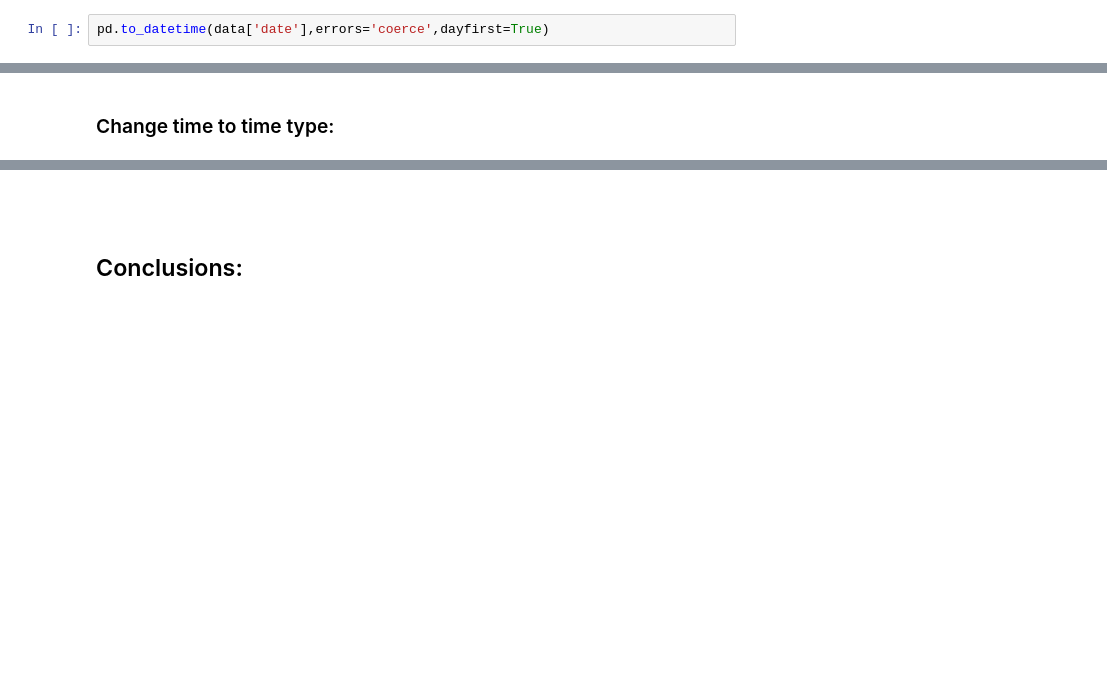
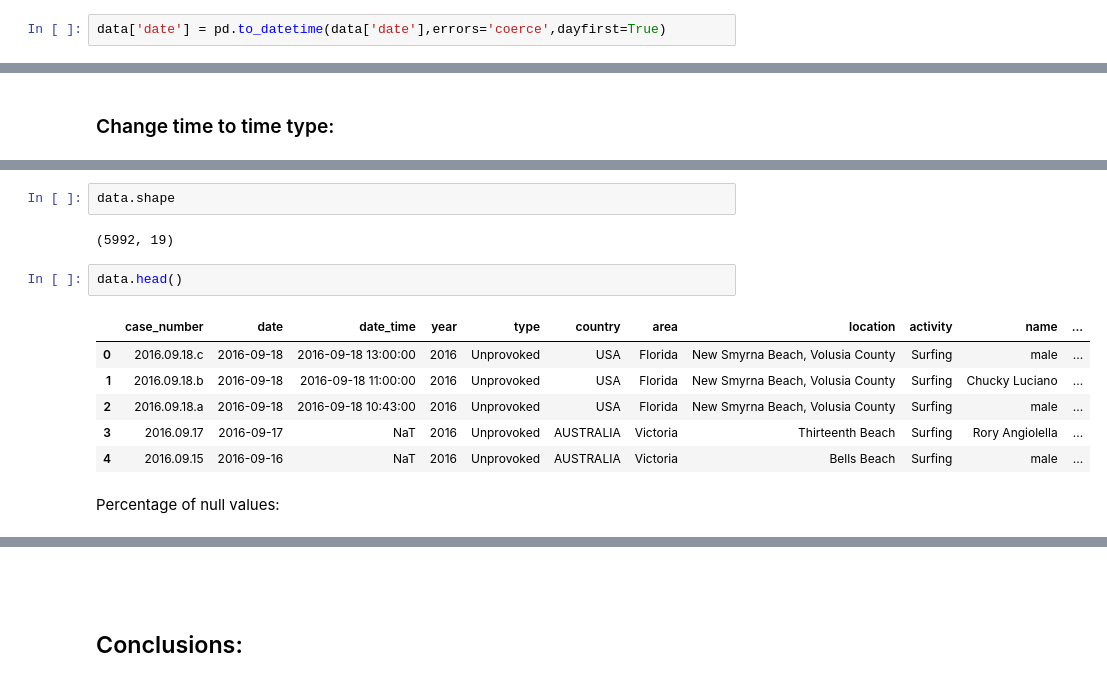
Before and after one commit to ta-datapt-bcn/project-pandas, a Jupyter notebook: data-wrangling.ipynb, the cells around one changed output, grey strips where cells are left out. Saved outputs shown, nothing was run; the diff lists cells and outputs as text; blank space fills up the shorter version.

```diff
--- a/data-wrangling.ipynb
+++ b/data-wrangling.ipynb
@@ -253,6 +553,6 @@ data.head()
 # %% [markdown]
 ### Change date to date type:
 # %%
-pd.to_datetime(data['date'],errors='coerce',dayfirst=True)
+data['date'] = pd.to_datetime(data['date'],errors='coerce',dayfirst=True)
 # %%
 data.head()
@@ -261 +609,16 @@ data.head()
+# %%
+data.shape
+# %% [output]
+(5992, 19)
+# %%
+data.head()
+# %% [output]
+|  | case_number | date | date_time | year | type | country | area | location | activity | name | ... |
+| 0 | 2016.09.18.c | 2016-09-18 | 2016-09-18 13:00:00 | 2016 | Unprovoked | USA | Florida | New Smyrna Beach, Volusia County | Surfing | male | ... |
+| 1 | 2016.09.18.b | 2016-09-18 | 2016-09-18 11:00:00 | 2016 | Unprovoked | USA | Florida | New Smyrna Beach, Volusia County | Surfing | Chucky Luciano | ... |
+| 2 | 2016.09.18.a | 2016-09-18 | 2016-09-18 10:43:00 | 2016 | Unprovoked | USA | Florida | New Smyrna Beach, Volusia County | Surfing | male | ... |
+| 3 | 2016.09.17 | 2016-09-17 | NaT | 2016 | Unprovoked | AUSTRALIA | Victoria | Thirteenth Beach | Surfing | Rory Angiolella | ... |
+| 4 | 2016.09.15 | 2016-09-16 | NaT | 2016 | Unprovoked | AUSTRALIA | Victoria | Bells Beach | Surfing | male | ... |
+# %% [markdown]
+Percentage of null values:
 # %%
```
Also changed, not shown: parts of 77 cells of this notebook, 1 other file.
